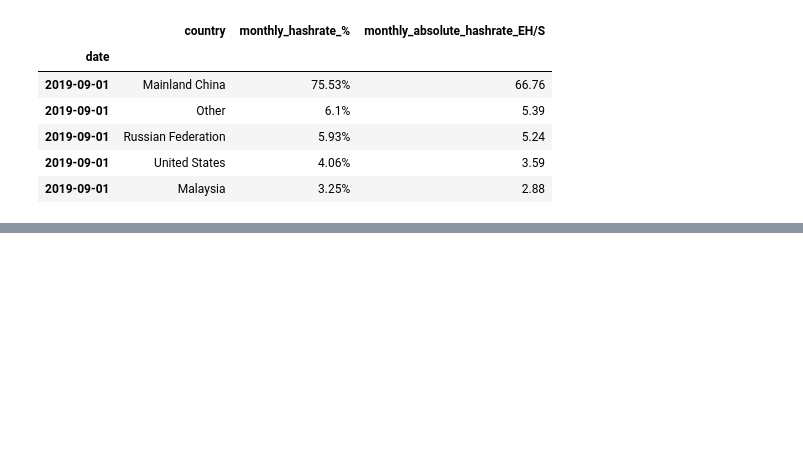
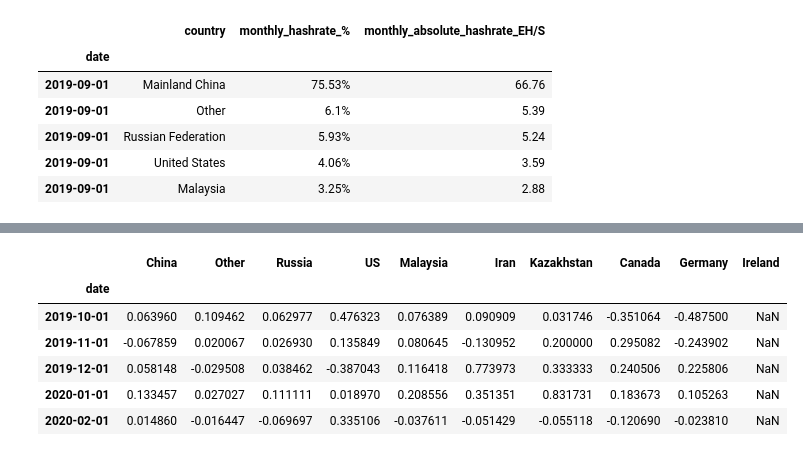
Before and after one commit to Mccalabrese/Bitcoin-Hashrate-simulations-MonteCarlo, a Jupyter notebook: Project8.ipynb, the cells around one changed output, grey strips where cells are left out. Cells and saved outputs as stored; diff of their text form; code cells hidden in the pictures; blank space fills up the shorter version.

```diff
--- a/Project8.ipynb
+++ b/Project8.ipynb
@@ -199,0 +247,12 @@ df_simulated_returns.head()
+# %%
+combined_df.replace('NaN',0)
+combined_df.replace('inf',0)
+combined_df.head()
+# %% [output]
+|  | China | Other | Russia | US | Malaysia | Iran | Kazakhstan | Canada | Germany | Ireland |
+| date |  |  |  |  |  |  |  |  |  |  |
+| 2019-10-01 | 0.063960 | 0.109462 | 0.062977 | 0.476323 | 0.076389 | 0.090909 | 0.031746 | -0.351064 | -0.487500 | NaN |
+| 2019-11-01 | -0.067859 | 0.020067 | 0.026930 | 0.135849 | 0.080645 | -0.130952 | 0.200000 | 0.295082 | -0.243902 | NaN |
+| 2019-12-01 | 0.058148 | -0.029508 | 0.038462 | -0.387043 | 0.116418 | 0.773973 | 0.333333 | 0.240506 | 0.225806 | NaN |
+| 2020-01-01 | 0.133457 | 0.027027 | 0.111111 | 0.018970 | 0.208556 | 0.351351 | 0.831731 | 0.183673 | 0.105263 | NaN |
+| 2020-02-01 | 0.014860 | -0.016447 | -0.069697 | 0.335106 | -0.037611 | -0.051429 | -0.055118 | -0.120690 | -0.023810 | NaN |
```
Also changed, not shown: parts of 13 cells of this notebook.
